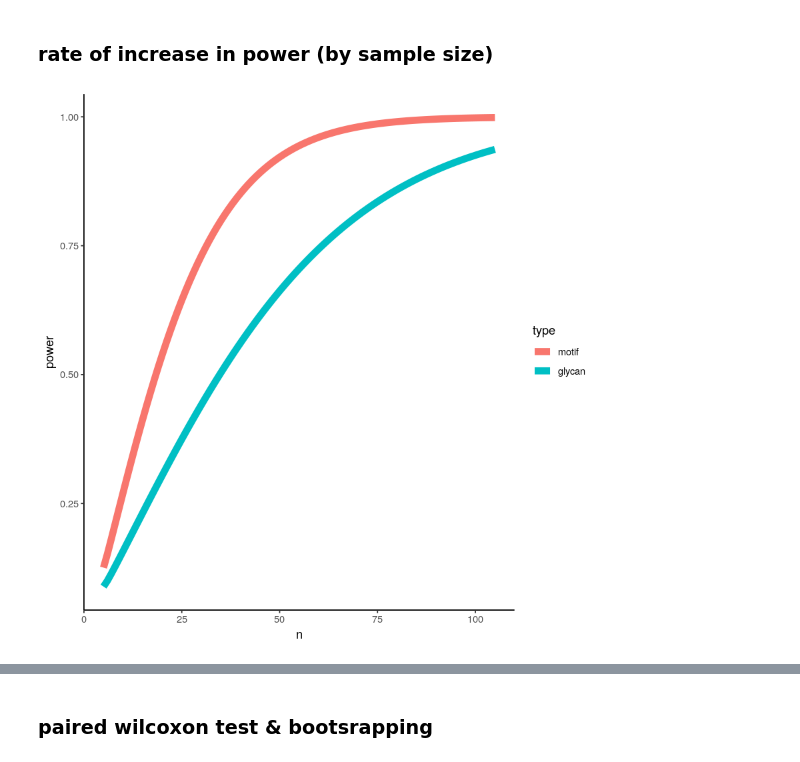
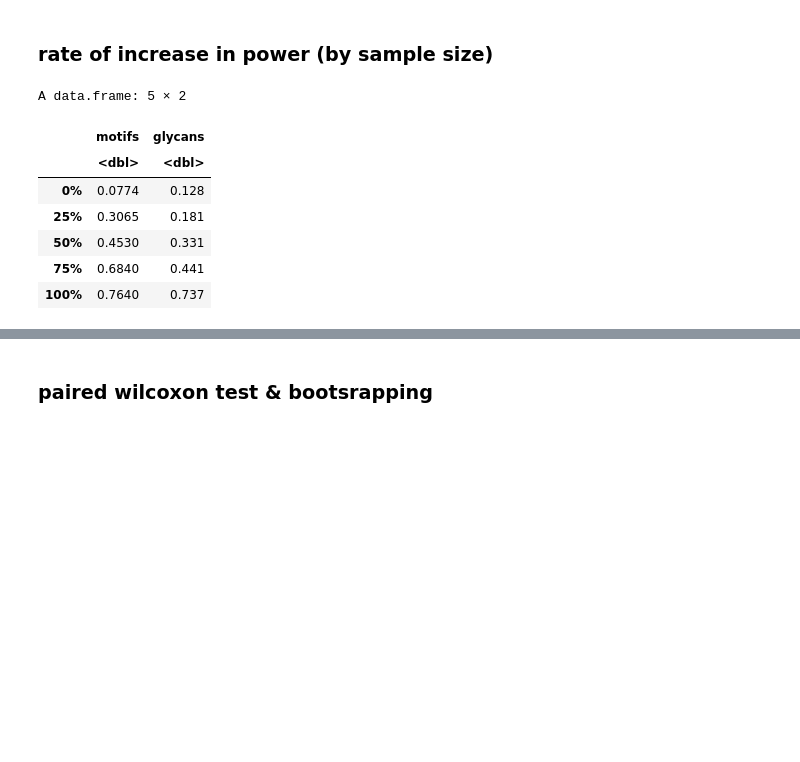
Before and after one commit to LewisLabUCSD/GlyCompare, a Jupyter notebook: example_notebook/Fig4_Fig5_hmo_stats.ipynb, the cells around one changed output, grey strips where cells are left out. Cells and saved outputs as stored; diff of their text form; code cells hidden in the pictures; blank space fills up the shorter version.

```diff
--- a/example_notebook/Fig4_Fig5_hmo_stats.ipynb
+++ b/example_notebook/Fig4_Fig5_hmo_stats.ipynb
@@ -815,14 +815,30 @@ ggsave(g,filename = '~/Desktop/poweranyl.pdf',height=10,width=10)
 [figure]
 # %% [markdown]
 ### rate of increase in power (by sample size)
-# %%
-library('pwr')
-
-pwr.r.m =pwr.r.test(n = seq(5,105,1), r =(med<-median(df$Marginal.R.2[keep&df$measure_type=='motif'])) ,sig.level =0.05 )
-pwr.r.g=pwr.r.test(n = seq(5,105,1), r =median(df$Marginal.R.2[keep&df$measure_type=='glycan']) ,sig.level =0.05 )
-df2 = rbind(
-    data.frame( n=pwr.r.m$n , power = pwr.r.m$power , type='motif') ,
-    data.frame( n=pwr.r.g$n , power = pwr.r.g$power , type='glycan') )
-ggplot(df2,aes(x=n,y=power,color=type))+geom_line(size=3)+theme_classic()
-# %% [output]
-[figure, removed]
+# %%
+
+# examine distributions of marginal r^2
+
+mr2.g<-df$Marginal.R.2[ keep & df$measure_type=='glycan']
+mr2.m<-df$Marginal.R.2[ keep & df$measure_type=='motif']
+
+# library(diptest)
+# dip.test(mr2.m)
+# dip.test(mr2.g)
+
+# library(mixtools)
+# (gmm.m<-normalmixEM(mr2.m ,maxit = 10000,maxrestarts = 100 ))[c('mu','sigma','loglik')]
+# (gmm.g<-normalmixEM(mr2.g ,maxit = 10000,maxrestarts = 100 ))[c('mu','sigma','loglik')]
+# par(mfrow = c(2,2)); plot(gmm.m,density=TRUE); plot(gmm.g,density=TRUE)
+
+q=data.frame(motifs=quantile(mr2.m),glycans=quantile(mr2.g))
+(q)
+# %% [output]
+A data.frame: 5 × 2
+|  | motifs | glycans |
+|  | <dbl> | <dbl> |
+| 0% | 0.0774 | 0.128 |
+| 25% | 0.3065 | 0.181 |
+| 50% | 0.4530 | 0.331 |
+| 75% | 0.6840 | 0.441 |
+| 100% | 0.7640 | 0.737 |
```
Also changed, not shown: parts of 2 cells of this notebook.
